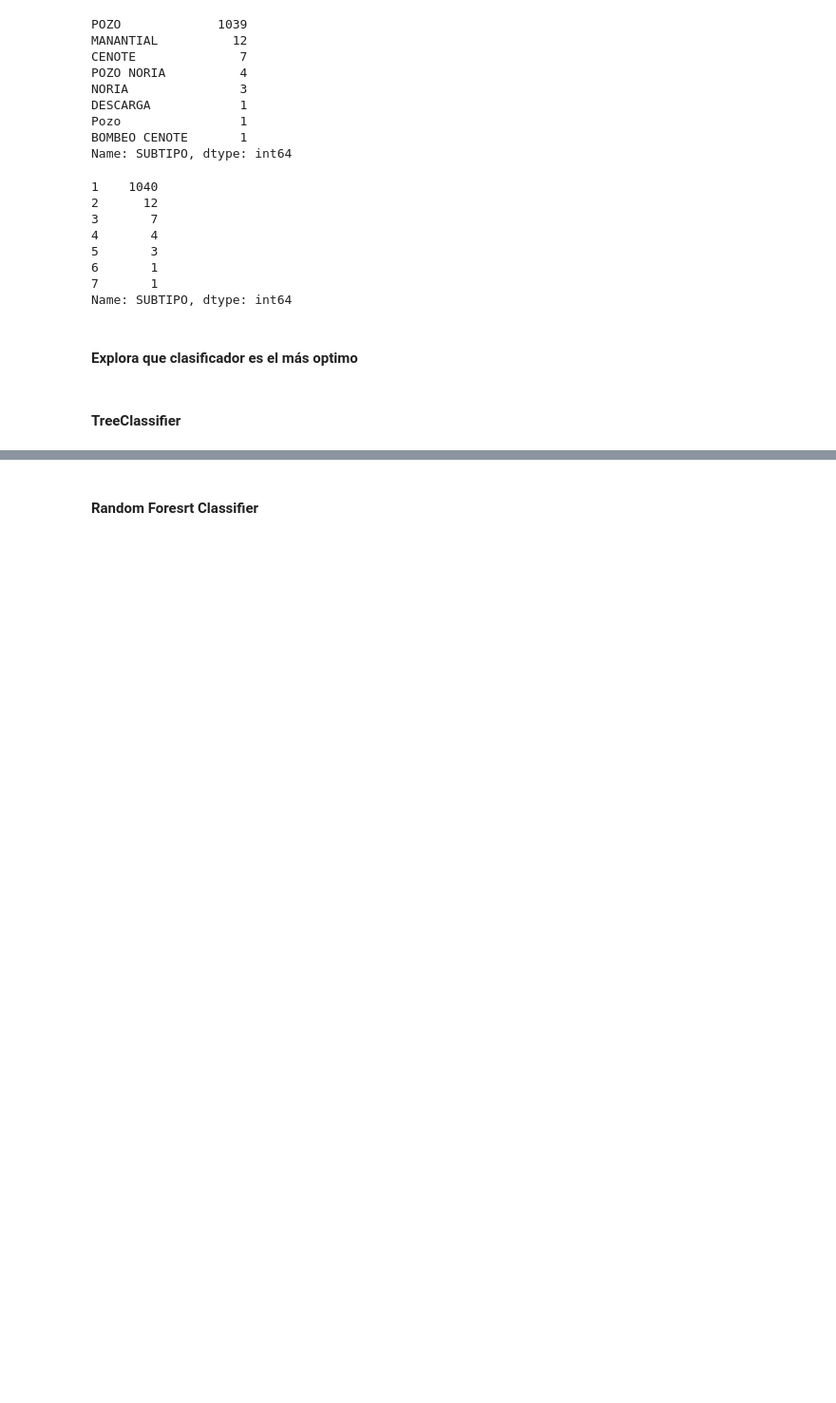
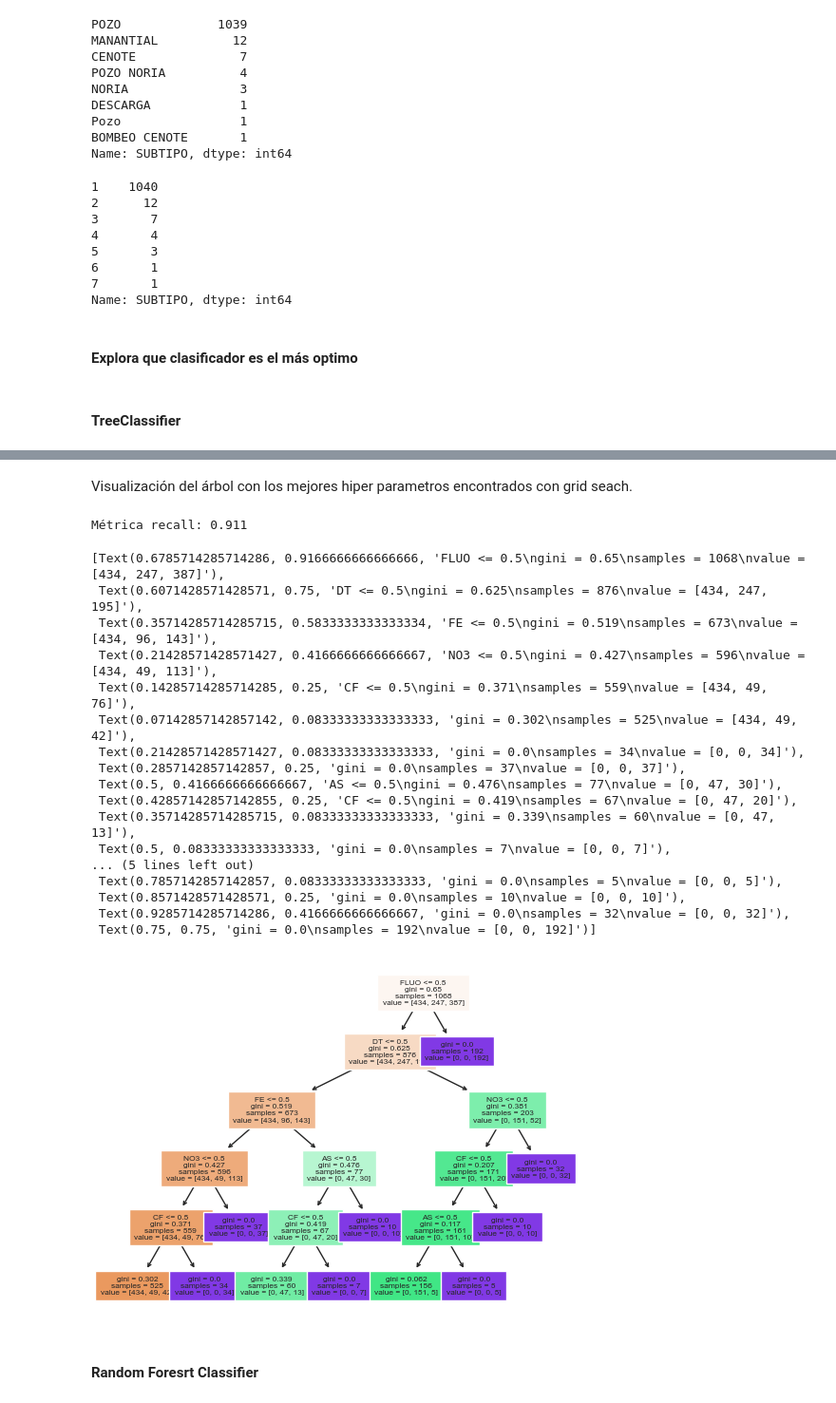
Before and after one commit to PosgradoMNA/actividades-del-projecto-96, a Jupyter notebook: Reto/Reto_calidad_agua_2Jose.ipynb, the cells around one changed output, grey strips where cells are left out. Shown: that part at 95% size. Drawn from its saved outputs; the diff is of its cells as text; code cells hidden in the pictures; blank space fills up the shorter version.

Commit message:
Se agrega visualizacion de árboles

```diff
--- a/Reto/Reto_calidad_agua_2Jose.ipynb
+++ b/Reto/Reto_calidad_agua_2Jose.ipynb
@@ -178,3 +180,31 @@ print(gridFinal.best_params_)
+# %% [markdown]
+Visualización del árbol con los mejores hiper parametros encontrados con grid seach.
+# %%
+arbolOptimo = gridFinal.best_estimator_
+predicciones = arbolOptimo.predict(Xtest)
+
+print("Métrica recall: %.3f \n" %(recall_score(Ytest, predicciones,average='weighted')))
+tree.plot_tree(arbolOptimo,feature_names=Xtest.columns, filled = True,fontsize=6)
+# %% [output]
+Métrica recall: 0.911
+[Text(0.6785714285714286, 0.9166666666666666, 'FLUO <= 0.5\ngini = 0.65\nsamples = 1068\nvalue = [434, 247, 387]'),
+ Text(0.6071428571428571, 0.75, 'DT <= 0.5\ngini = 0.625\nsamples = 876\nvalue = [434, 247, 195]'),
+ Text(0.35714285714285715, 0.5833333333333334, 'FE <= 0.5\ngini = 0.519\nsamples = 673\nvalue = [434, 96, 143]'),
+ Text(0.21428571428571427, 0.4166666666666667, 'NO3 <= 0.5\ngini = 0.427\nsamples = 596\nvalue = [434, 49, 113]'),
+ Text(0.14285714285714285, 0.25, 'CF <= 0.5\ngini = 0.371\nsamples = 559\nvalue = [434, 49, 76]'),
+ Text(0.07142857142857142, 0.08333333333333333, 'gini = 0.302\nsamples = 525\nvalue = [434, 49, 42]'),
+ Text(0.21428571428571427, 0.08333333333333333, 'gini = 0.0\nsamples = 34\nvalue = [0, 0, 34]'),
+ Text(0.2857142857142857, 0.25, 'gini = 0.0\nsamples = 37\nvalue = [0, 0, 37]'),
+ Text(0.5, 0.4166666666666667, 'AS <= 0.5\ngini = 0.476\nsamples = 77\nvalue = [0, 47, 30]'),
+ Text(0.42857142857142855, 0.25, 'CF <= 0.5\ngini = 0.419\nsamples = 67\nvalue = [0, 47, 20]'),
+ Text(0.35714285714285715, 0.08333333333333333, 'gini = 0.339\nsamples = 60\nvalue = [0, 47, 13]'),
+ Text(0.5, 0.08333333333333333, 'gini = 0.0\nsamples = 7\nvalue = [0, 0, 7]'),
+... (5 lines left out)
+ Text(0.7857142857142857, 0.08333333333333333, 'gini = 0.0\nsamples = 5\nvalue = [0, 0, 5]'),
+ Text(0.8571428571428571, 0.25, 'gini = 0.0\nsamples = 10\nvalue = [0, 0, 10]'),
+ Text(0.9285714285714286, 0.4166666666666667, 'gini = 0.0\nsamples = 32\nvalue = [0, 0, 32]'),
+ Text(0.75, 0.75, 'gini = 0.0\nsamples = 192\nvalue = [0, 0, 192]')]
+[figure, added]
 # %% [markdown]
 #### Random Foresrt Classifier
 # %%
```
Also changed, not shown: parts of 8 cells of this notebook.
